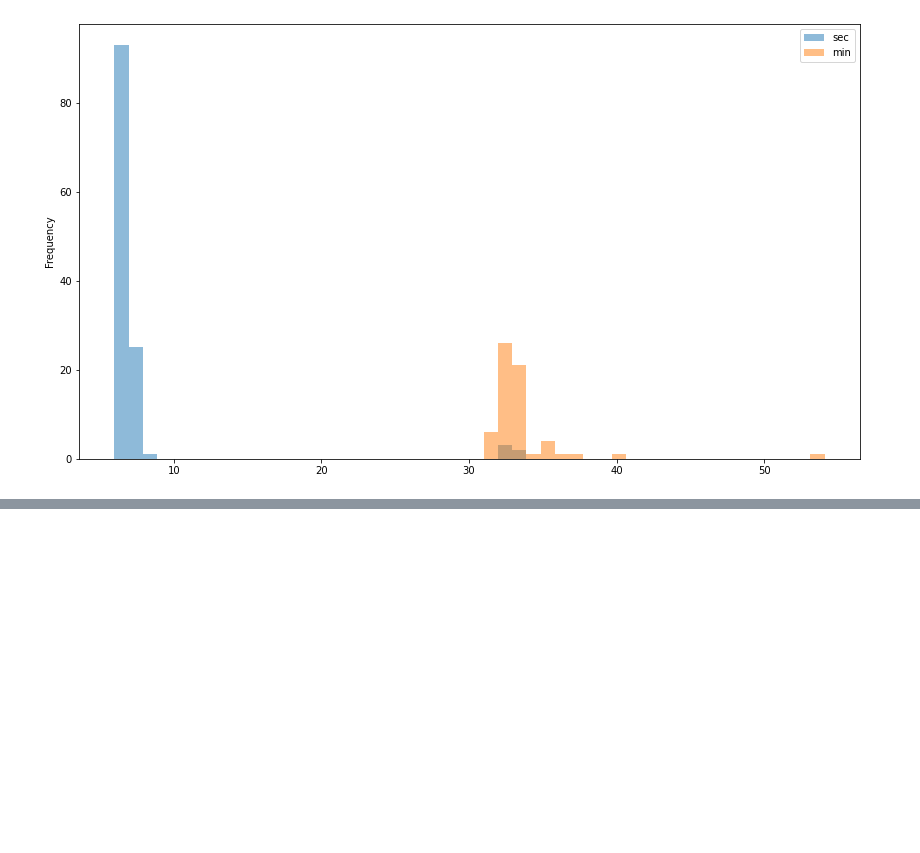
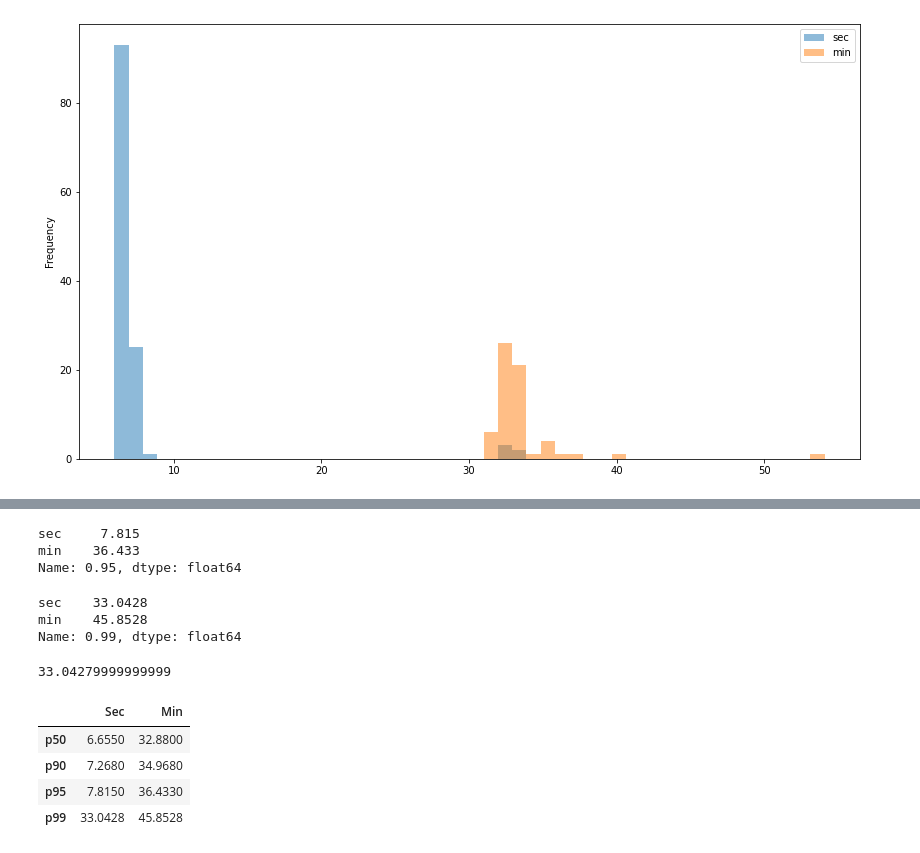
Before and after one commit to ericmelz/pinger-parser, a Jupyter notebook: jupyter/Pinger Parser Playground.ipynb, the cells around one changed output, grey strips where cells are left out. Drawn from its saved outputs; the diff is of its cells as text; code cells hidden in the pictures; blank space fills up the shorter version.

```diff
--- a/jupyter/Pinger Parser Playground.ipynb
+++ b/jupyter/Pinger Parser Playground.ipynb
@@ -185,0 +198,16 @@ ax = df5.plot.hist(bins=50, alpha=0.5, figsize=(14,8))
+# %%
+df5.quantile(.95)
+# %% [output]
+sec     7.815
+min    36.433
+Name: 0.95, dtype: float64
+# %%
+df5.quantile(.99)
+# %% [output]
+sec    33.0428
+min    45.8528
+Name: 0.99, dtype: float64
+# %%
+df5.quantile(.99)['sec']
+# %% [output]
+33.04279999999999
@@ -185,0 +220,8 @@ ax = df5.plot.hist(bins=50, alpha=0.5, figsize=(14,8))
+# %%
+df6
+# %% [output]
+|  | Sec | Min |
+| p50 | 6.6550 | 32.8800 |
+| p90 | 7.2680 | 34.9680 |
+| p95 | 7.8150 | 36.4330 |
+| p99 | 33.0428 | 45.8528 |
```
Also changed, not shown: parts of 5 cells of this notebook.
